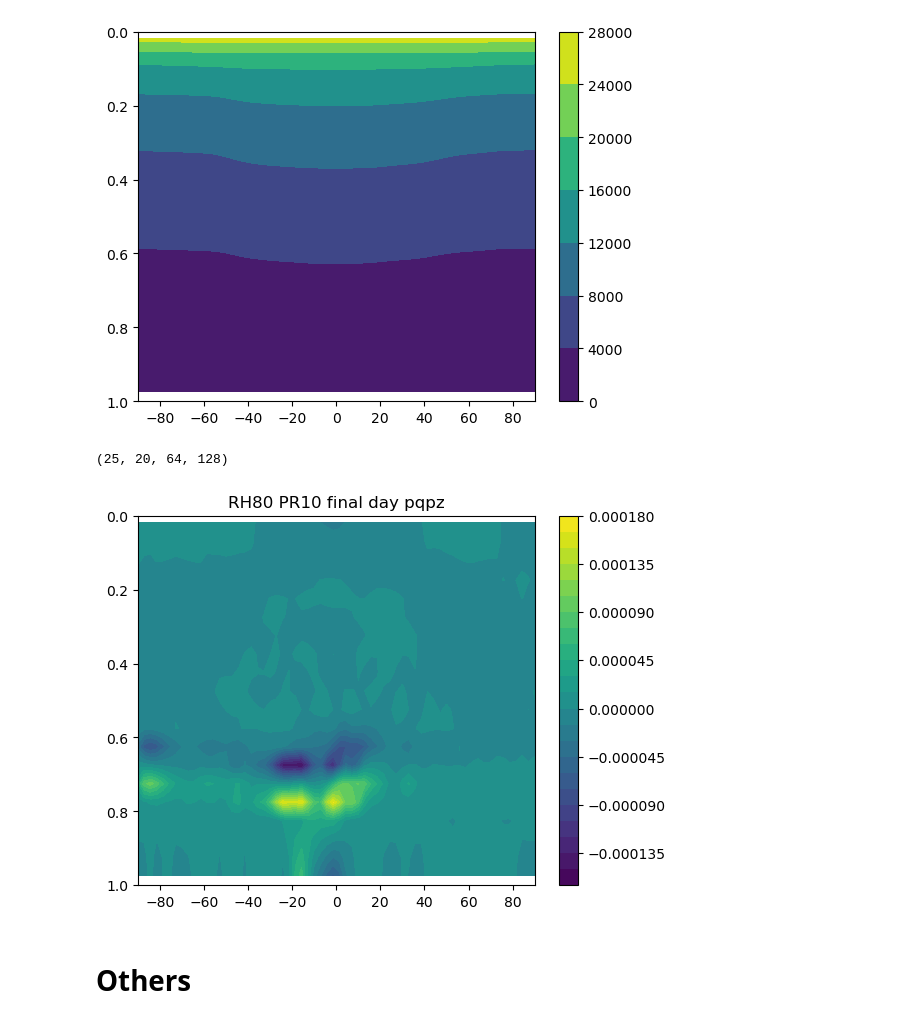
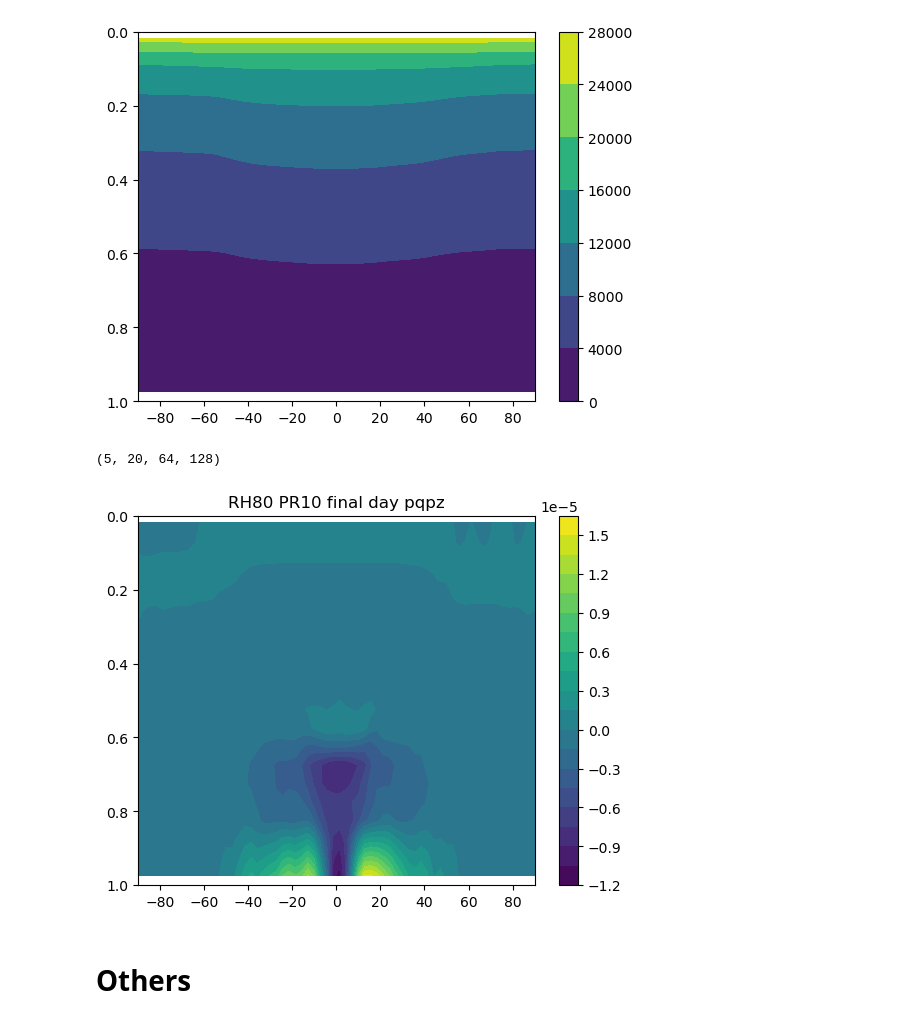
Before and after one commit to PeterChang1023/Dycore_Master, a Jupyter notebook: dycore/IdealizeSpetral.jl/exp/HSt42/check_spinupday.ipynb, the cells around one changed output. Drawn from its saved outputs; the diff is of its cells as text; code cells hidden in the pictures.

```diff
--- a/dycore/IdealizeSpetral.jl/exp/HSt42/check_spinupday.ipynb
+++ b/dycore/IdealizeSpetral.jl/exp/HSt42/check_spinupday.ipynb
@@ -124,8 +124,8 @@ class Dycore:
         self.t_mean = np.nanmean(self.t[-100:,:,:,:], axis=(1,3))
         return self.t_mean
 # %%
-file = "25day_factor2_new_all.dat"
-time = np.linspace(0,2,2)
+file = "test_final.dat"
+time = np.linspace(0,5,5)
 y    = np.linspace(-90,90,64)
 
 yy, tt = np.meshgrid(y,time)
@@ -423,21 +399,21 @@ for i in range(10,20,10):
     plt.ylim([1,0])
     plt.show()
 ###################################################################
-# for i in range(10,20,10):
-#     pr = i
-#     dycore = Dycore(file)
-#     yy, sigma_mean2 = dycore.yy, dycore.sigma_mean2
+for i in range(10,20,10):
+    pr = i
+    dycore = Dycore(file)
+    yy, sigma_mean2 = dycore.yy, dycore.sigma_mean2
 
-#     factor4 = dycore.getVar("factor4_xyzt")
-#     plt.figure(dpi=100.)
-#     factor4_mean = np.nanmean(factor4[day_ini:day_final,:,:,:], axis=(0,3))
+    factor3 = dycore.getVar("factor3_xyzt")
+    plt.figure(dpi=100.)
+    factor3_mean = np.nanmean(factor3[day_ini:day_final,:,:,:], axis=(0,3))
 
-#     CS = plt.contourf(yy, sigma_mean2, factor4_mean, levels=21)
-#     plt.colorbar(CS)
-#     plt.title(f"RH80 PR{pr} 0-5day factor4")
+    CS = plt.contourf(yy, sigma_mean2, factor3_mean, levels=21)
+    plt.colorbar(CS)
+    plt.title(f"RH80 PR{pr} 0-5day factor3")
 
-#     plt.ylim([1,0])
-#     plt.show()
+    plt.ylim([1,0])
+    plt.show()
 ###################################################################
 for i in range(10,20,10):
     pr = i
@@ -445,7 +421,8 @@ for i in range(10,20,10):
     yy, sigma_mean2 = dycore.yy, dycore.sigma_mean2
 
     plt.figure(dpi=100.)
-    factor_mean = np.nanmean(factor1 + factor2  + factor4, axis=(0,3))
+    factor3 = dycore.getVar("factor3_xyzt")
+    factor_mean = np.nanmean(factor1 + factor2 + factor3  , axis=(0,3))
 
     CS = plt.contourf(yy, sigma_mean2, factor_mean, levels=21)
     plt.colorbar(CS)
@@ -499,7 +477,7 @@ for i in range(10,20,10):
     plt.ylim([1,0])
     plt.show()
 
-pqpz_new = np.zeros(((200,20,64,128)))
+pqpz_new = np.zeros(((5,20,64,128)))
 z = dycore.z
 for i in range(1,18):
     pqpz_new[:,i,:,:] = (qv_n[:,i+1,:,:] - qv_n[:,i-1,:,:]) / (z[:,i+1,:,:] - z[:,i-1,:,:])
@@ -514,7 +492,7 @@ plt.title("cal pqpz outside")
 plt.show()
 
 ###################################################################################
-ppqpzpz = np.zeros(((128,64,20,128)))
+ppqpzpz = np.zeros(((5,20,64,128)))
 for i in range(1,18):
     ppqpzpz[:,i,:,:] = (pqpz_new[:,i+1,:,:] - pqpz_new[:,i-1,:,:]) / (z[:,i+1,:,:] - z[:,i-1,:,:])
 
@@ -539,23 +518,23 @@ plt.show()
 # %%
 for i in range(10,20,10):
     pr = i
     dycore = Dycore(file)
     yy, sigma_mean2 = dycore.yy, dycore.sigma_mean2
 
     pqpz = dycore.pqpz
     print(pqpz.shape)
     plt.figure(dpi=100.)
-    pqpz_mean = np.nanmean(pqpz[-1:,:,:,:], axis=(0,3))
+    pqpz_mean = np.nanmean(pqpz[3:4,:,:,:], axis=(0,3))
 
     CS = plt.contourf(yy, sigma_mean2, pqpz_mean, levels=21) #np.linspace(-9E-6, 9E-6,21)
     plt.colorbar(CS)
     plt.title(f"RH80 PR{pr} final day pqpz")
 
     plt.ylim([1,0])
     plt.show()
 # %% [output]
-(25, 20, 64, 128)
+(5, 20, 64, 128)
-[figure, old version]
+[figure, new version]
 # %% [markdown]
 # Others
 # %%
```
Also changed, not shown: parts of 12 cells of this notebook, 2 other files.
